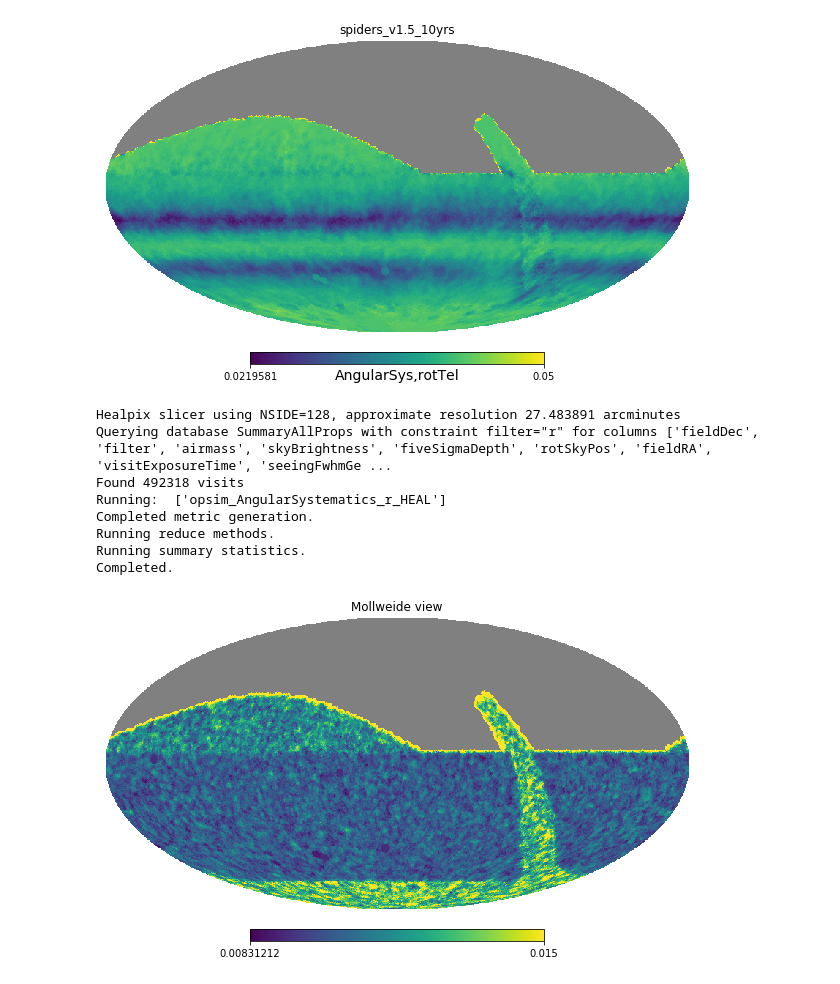
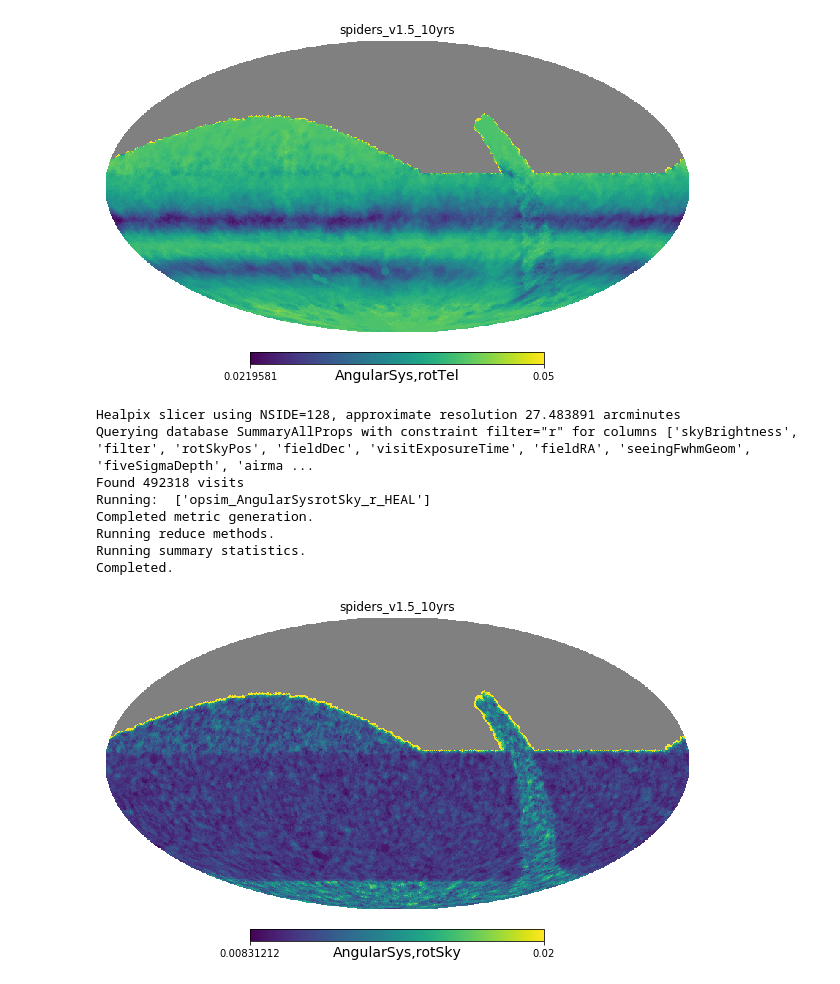
Before and after one commit to yoachim/21_Scratch, a Jupyter notebook: shape_metric/measure_shape_metric.ipynb, the cells around one changed output. Drawn from its saved outputs; the diff is of its cells as text; code cells hidden in the pictures.

```diff
--- a/shape_metric/measure_shape_metric.ipynb
+++ b/shape_metric/measure_shape_metric.ipynb
@@ -133,7 +154,7 @@ dbFile = 'spiders_v1.5_10yrs.db'
 conn = db.OpsimDatabase(dbFile)
 bundleList = []
 sql = 'filter="r"'
-metric = Systematic_angle_metric(angleCol='rotSkyPos')
+metric = Systematic_angle_metric(angleCol='rotSkyPos', metricName='AngularSys,rotSky')
 slicer = slicers.HealpixSlicer(useCache=False)
 summaryStats = []
 plotDict = {}
@@ -144,14 +165,10 @@ bg.runAll()
 #bg.plotAll(closefigs=False)
 # %% [output]
 Healpix slicer using NSIDE=128, approximate resolution 27.483891 arcminutes
-Querying database SummaryAllProps with constraint filter="r" for columns ['fieldDec', 'filter', 'airmass', 'skyBrightness', 'fiveSigmaDepth', 'rotSkyPos', 'fieldRA', 'visitExposureTime', 'seeingFwhmGe ...
+Querying database SummaryAllProps with constraint filter="r" for columns ['skyBrightness', 'filter', 'rotSkyPos', 'fieldDec', 'visitExposureTime', 'fieldRA', 'seeingFwhmGeom', 'fiveSigmaDepth', 'airma ...
 Found 492318 visits
-Running:  ['opsim_AngularSystematics_r_HEAL']
+Running:  ['opsim_AngularSysrotSky_r_HEAL']
 Completed metric generation.
 Running reduce methods.
 Running summary statistics.
 Completed.
-# %%
-hp.mollview(bundleList[0].metricValues, max=.015)
-# %% [output]
-[figure, removed]
@@ -160,0 +175,5 @@ hp.mollview(bundleList[0].metricValues, max=.015)
+# %%
+#hp.mollview(bundleList[0].metricValues, max=.015)
+hp.mollview(bundleList[0].metricValues, max=.02,title=dbFile.replace('.db',''), unit=bundleList[0].metric.name)
+# %% [output]
+[figure, added]
```
Also changed, not shown: parts of 11 cells of this notebook.
